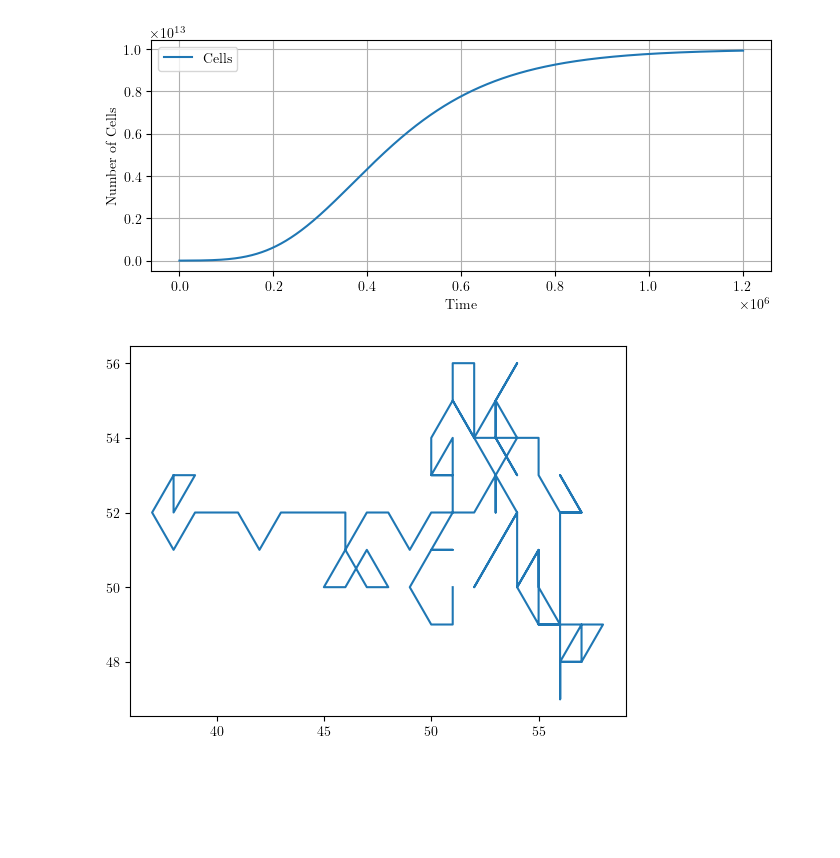
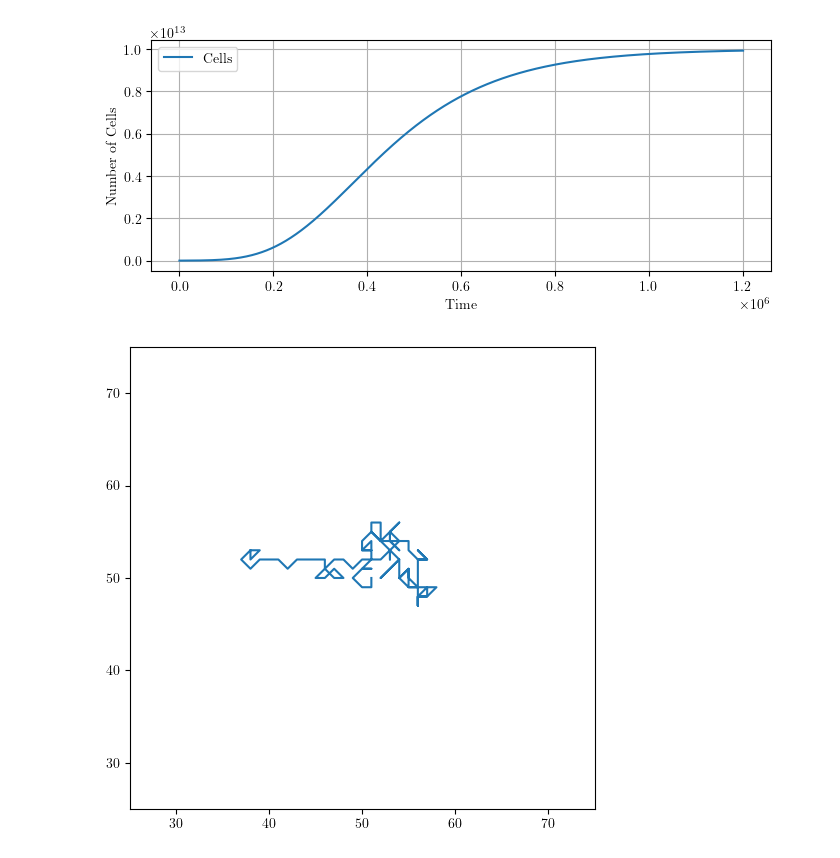
Before and after one commit to NathanRignall/cellular-automata-acw, a Jupyter notebook: automata/plots/task2.ipynb, the cells around one changed output. Drawn from its saved outputs; the diff is of its cells as text; code cells hidden in the pictures; blank space fills up the shorter version.

```diff
--- a/automata/plots/task2.ipynb
+++ b/automata/plots/task2.ipynb
@@ -26,7 +27,10 @@ plt.show()
 # %% [output]
 [figure]
 # %%
-plt.plot(df_2['x'], df_2['y'], label='task2-1')
+plt.figure(figsize=(6, 6))
+plt.plot(df_2['x'], df_2['y'], label='task2-2')
+plt.xlim(25,75)
+plt.ylim(25,75)
 plt.show()
 # %% [output]
-[figure, old version]
+[figure, new version]
```
Also changed, not shown: parts of 4 cells of this notebook, 1 other file.
